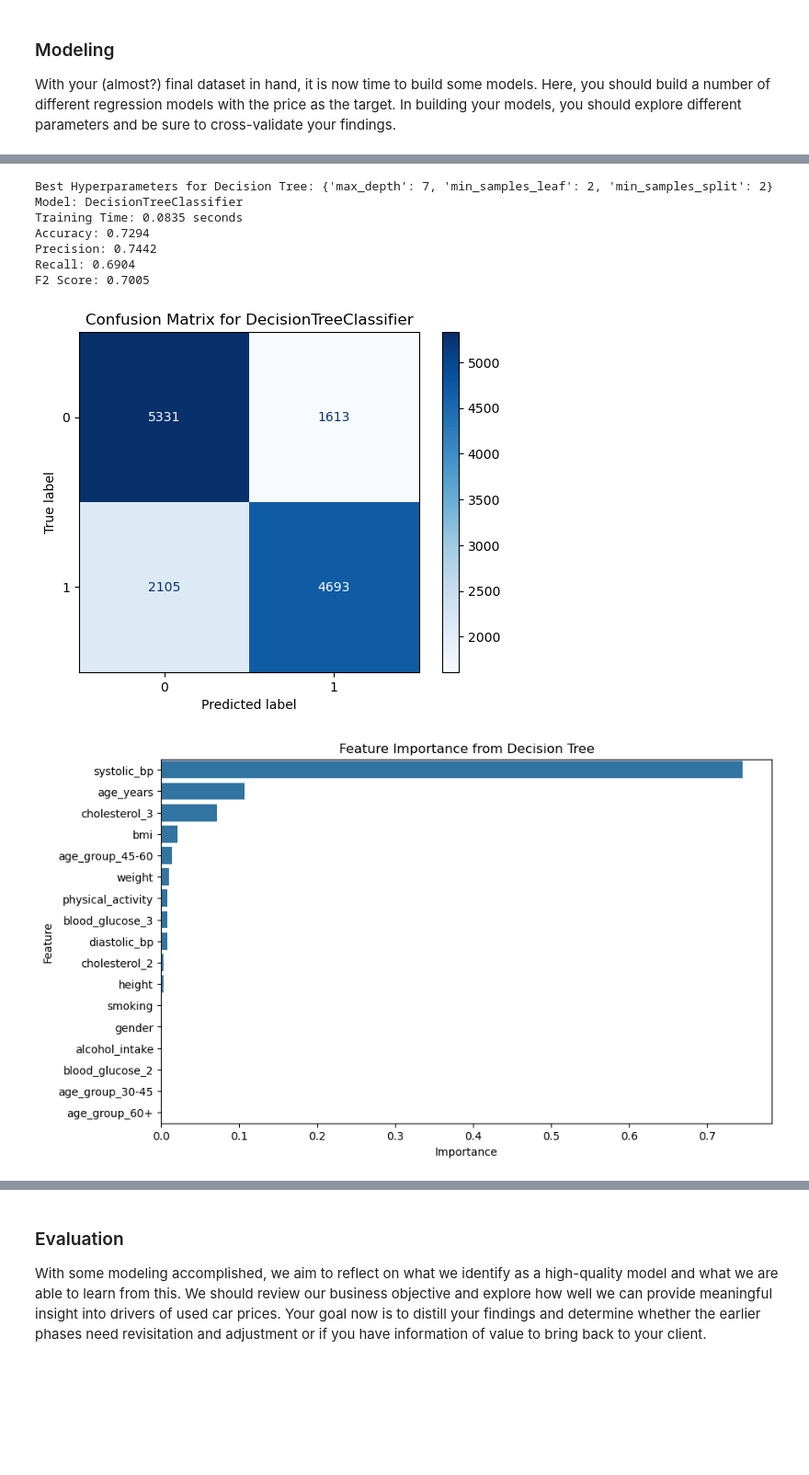
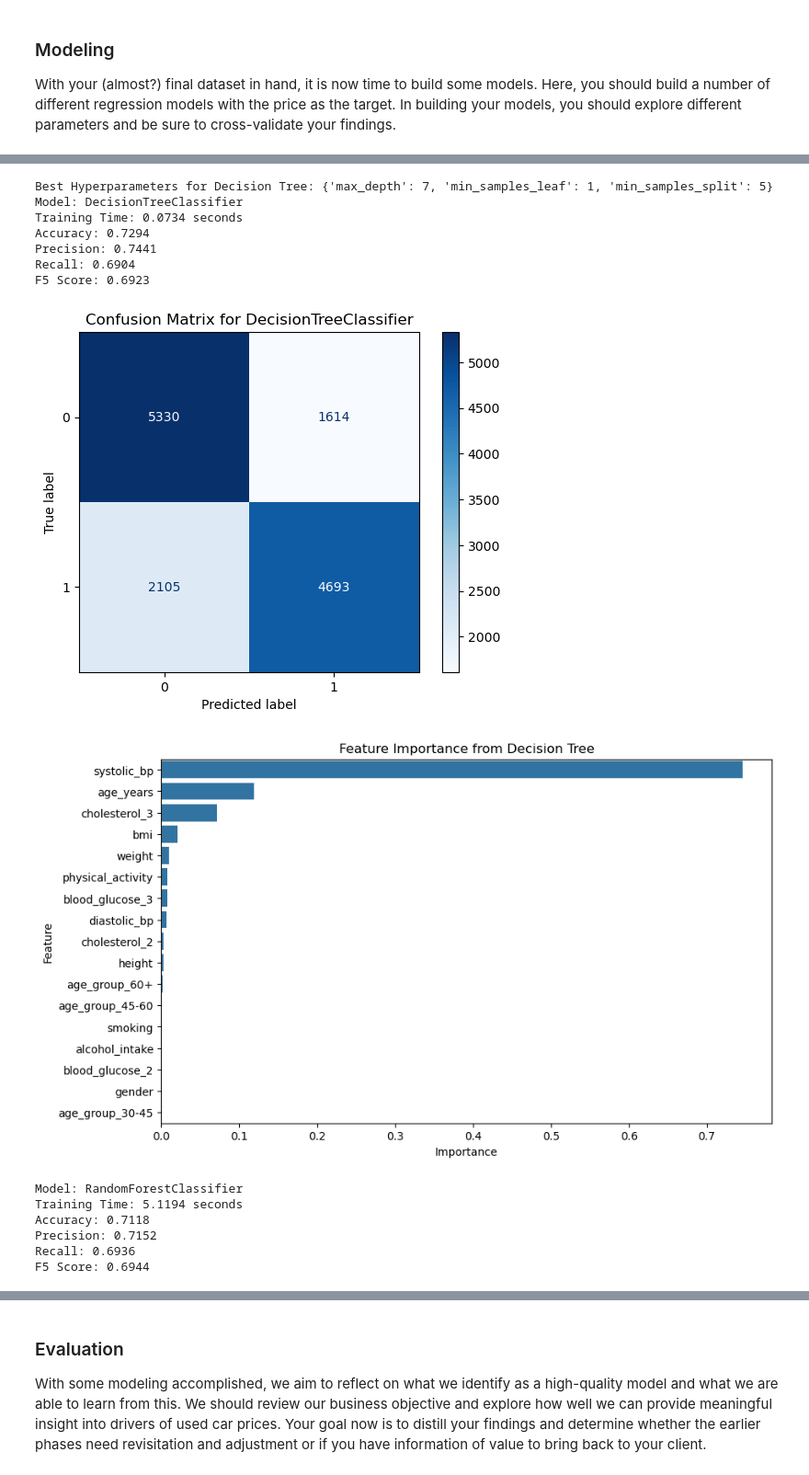
Before and after one commit to hiteshh-aemf/aiml-capstone, a Jupyter notebook: aiml-capstone.ipynb, the cells around one changed output, grey strips where cells are left out. Shown at 92% size. Cells and saved outputs as stored; diff of their text form; code cells hidden in the pictures; blank space fills up the shorter version.

```diff
--- a/aiml-capstone.ipynb
+++ b/aiml-capstone.ipynb
@@ -223,6 +226,17 @@ y = df['cardio_disease']
 X_train, X_test, y_train, y_test = train_test_split(X, y, test_size=0.2, random_state=42, stratify=y)
 # Check the shape of the splits
 X_train.shape, X_test.shape, y_train.shape, y_test.shape
+
+#Dummy Classifier accuracy
+dummy = DummyClassifier(strategy='most_frequent')
+dummy.fit(X_train, y_train)
+y_dummy_pred = dummy.predict(X_test)
+baseline_accuracy = accuracy_score(y_test, y_dummy_pred)
+print(f"Baseline Accuracy (Dummy Classifier): {baseline_accuracy:.4f}")
+
+
+
+
 
 # Model Selection and Training
 # Define a function to train and evaluate models
@@ -236,14 +250,14 @@ def train_and_evaluate_model(model, X_train, y_train, X_test, y_test):
     accuracy = accuracy_score(y_test, y_pred)
     precision = precision_score(y_test, y_pred)
     recall = recall_score(y_test, y_pred)
-    f2 = fbeta_score(y_test, y_pred, beta=2)
+    f5 = fbeta_score(y_test, y_pred, beta=5)
 
     print(f"Model: {model.__class__.__name__}")
     print(f"Training Time: {training_time:.4f} seconds")
     print(f"Accuracy: {accuracy:.4f}")
     print(f"Precision: {precision:.4f}")
     print(f"Recall: {recall:.4f}")
-    print(f"F2 Score: {f2:.4f}")
+    print(f"F5 Score: {f5:.4f}")
 
     cm = confusion_matrix(y_test, y_pred)
     disp = ConfusionMatrixDisplay(confusion_matrix=cm)
@@ -264,9 +280,10 @@ F2 Score: 0.6864
 [figure]
 # %%
 # Custom scorer to penalize false negatives more than false positives
-def custom_f2_scorer(y_true, y_pred):
-    return fbeta_score(y_true, y_pred, beta=2)
-custom_scorer = make_scorer(custom_f2_scorer)
+# Prioritizes recall, meaning false negatives are penalized more heavily.
+def custom_f5_scorer(y_true, y_pred):
+    return fbeta_score(y_true, y_pred, beta=5)
+custom_scorer = make_scorer(custom_f5_scorer)
 # Support Vector Machine
 svm = SVC()
 train_and_evaluate_model(svm, X_train, y_train, X_test, y_test)
@@ -307,6 +324,33 @@ sns.barplot(x='Importance', y='Feature', data=feature_importance_df)
 plt.title('Feature Importance from Decision Tree')
 plt.savefig('images/feature_importance_decision_tree.png')
 plt.show()
+#code for random forest feature importance
+from sklearn.ensemble import RandomForestClassifier
+# Random Forest Classifier
+rf = RandomForestClassifier()
+train_and_evaluate_model(rf, X_train, y_train, X_test, y_test)
+# Hyperparameter Tuning for Random Forest
+param_grid_rf = {
+    'n_estimators': [50, 100, 200],
+    'max_depth': [3, 5, 7, 10, None],
+    'min_samples_split': [2, 5, 10],
+    'min_samples_leaf': [1, 2, 4]
+}
+grid_search_rf = GridSearchCV(RandomForestClassifier(), param_grid_rf, scoring=custom_scorer, cv=5)
+grid_search_rf.fit(X_train, y_train)
+best_rf = grid_search_rf.best_estimator_
+print(f"Best Hyperparameters for Random Forest: {grid_search_rf.best_params_}")
+train_and_evaluate_model(best_rf, X_train, y_train, X_test, y_test)
+# Feature Importance from Random Forest
+importances_rf = best_rf.feature_importances_
+feature_importance_rf_df = pd.DataFrame({'Feature': feature_names, 'Importance': importances_rf})
+feature_importance_rf_df = feature_importance_rf_df.sort_values(by='Importance', ascending=False)
+plt.figure(figsize=(10, 6))
+sns.barplot(x='Importance', y='Feature', data=feature_importance_rf_df)
+plt.title('Feature Importance from Random Forest')
+plt.savefig('images/feature_importance_random_forest.png')
+plt.show()
+
 # Save the cleaned and processed dataset
 df.to_csv('data/cleaned_cardio_data.csv', index=False)
 # %% [output]
@@ -341,10 +385,16 @@ F2 Score: 0.6870
 [figure]
-Best Hyperparameters for Decision Tree: {'max_depth': 7, 'min_samples_leaf': 2, 'min_samples_split': 2}
+Best Hyperparameters for Decision Tree: {'max_depth': 7, 'min_samples_leaf': 1, 'min_samples_split': 5}
 Model: DecisionTreeClassifier
-Training Time: 0.0835 seconds
+Training Time: 0.0734 seconds
 Accuracy: 0.7294
-Precision: 0.7442
+Precision: 0.7441
 Recall: 0.6904
-F2 Score: 0.7005
+F5 Score: 0.6923
 [figure]
-[figure, old version]
+[figure, new version]
+Model: RandomForestClassifier
+Training Time: 5.1194 seconds
+Accuracy: 0.7118
+Precision: 0.7152
+Recall: 0.6936
+F5 Score: 0.6944
```
Also changed, not shown: parts of 7 cells of this notebook, 6 other files.
